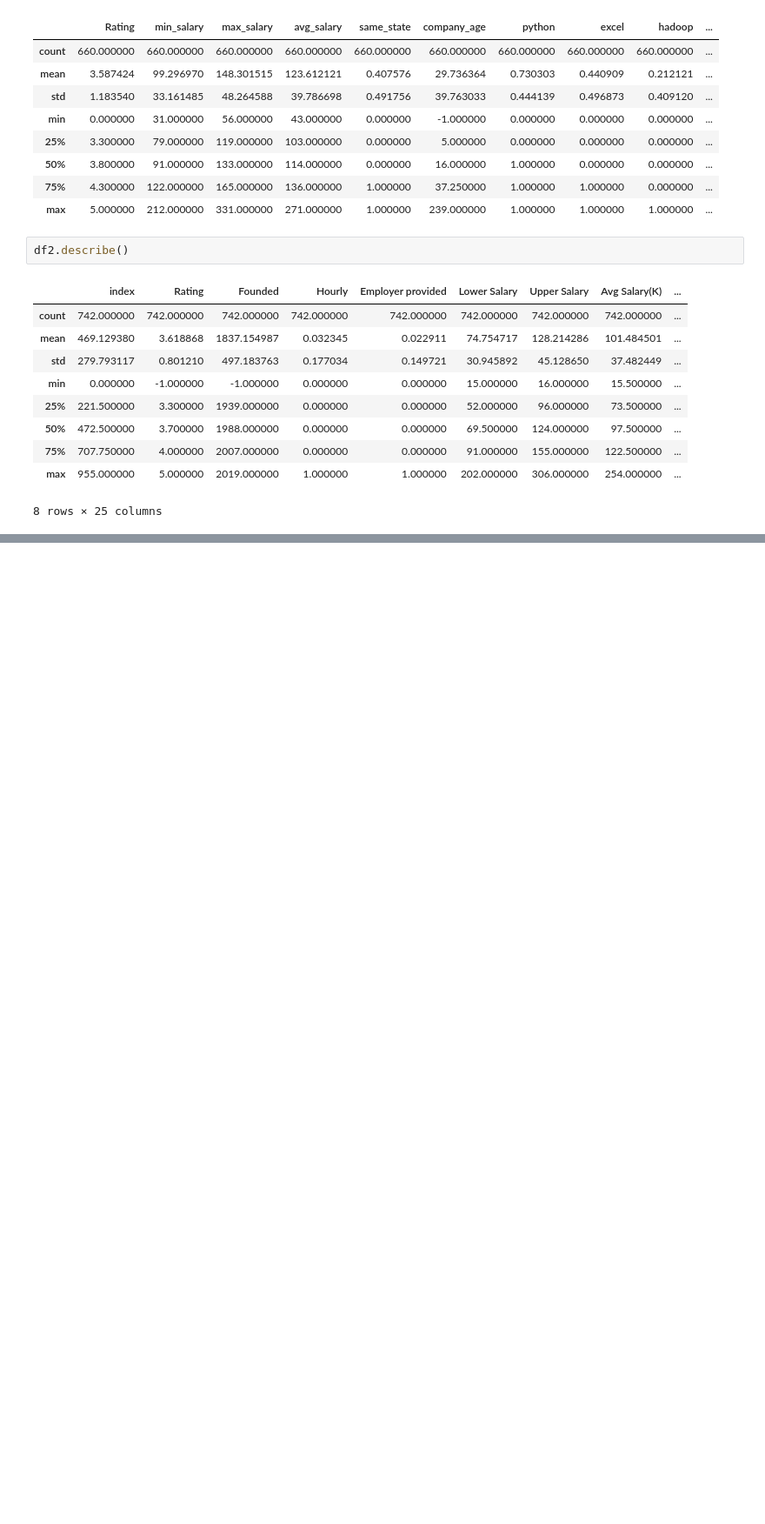
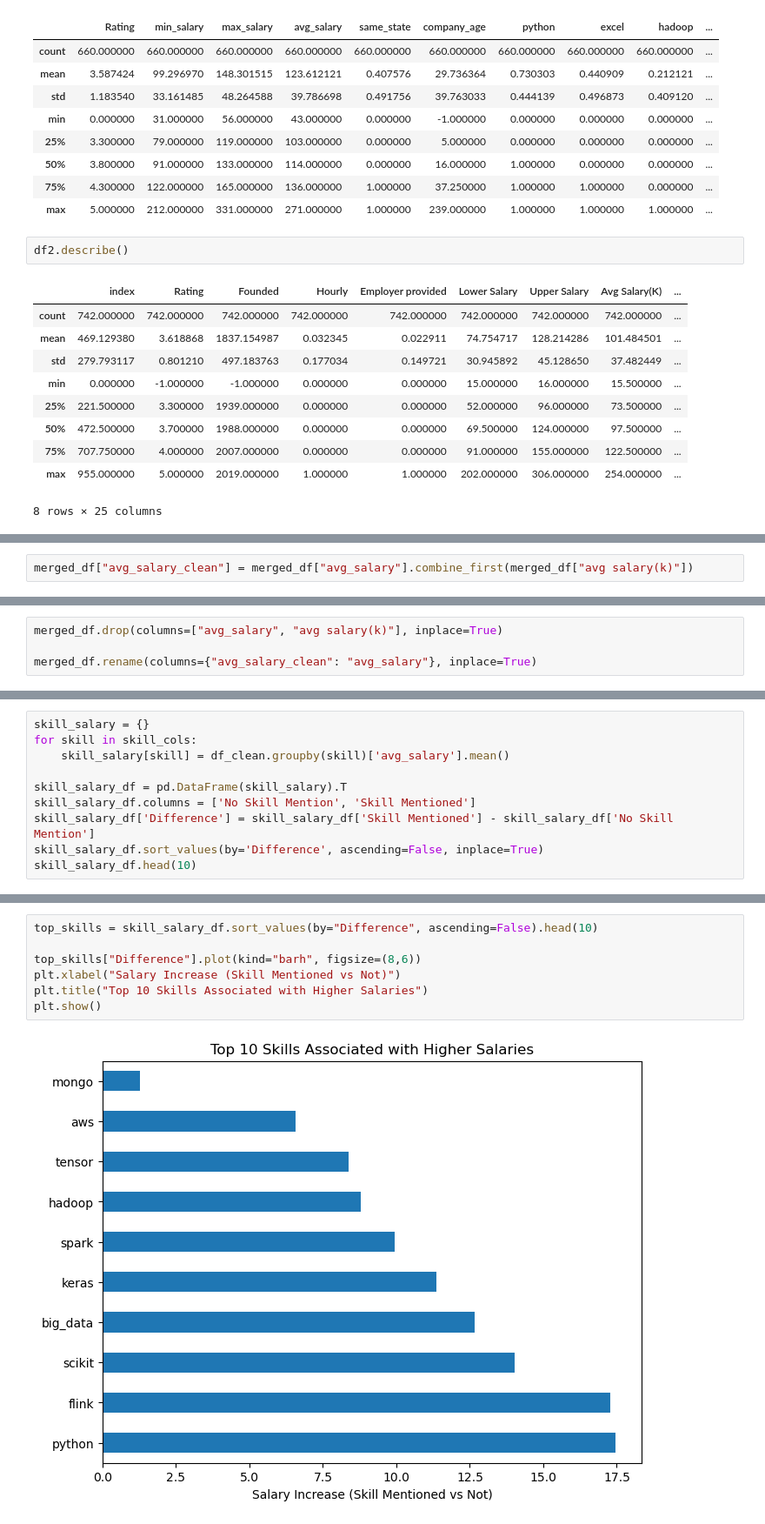
Before and after one commit to nyckienite/TKH-Capstone-Project, a Jupyter notebook: DB-Skills_Demand_Trends/EDA.ipynb, the cells around one changed output, grey strips where cells are left out. Shown at 87% size. Cells and saved outputs as stored; diff of their text form; blank space fills up the shorter version.

```diff
--- a/DB-Skills_Demand_Trends/EDA.ipynb
+++ b/DB-Skills_Demand_Trends/EDA.ipynb
@@ -154,0 +229,2 @@ df2.describe()
+# %%
+merged_df["avg_salary_clean"] = merged_df["avg_salary"].combine_first(merged_df["avg salary(k)"])
@@ -154,0 +240,4 @@ df2.describe()
+# %%
+merged_df.drop(columns=["avg_salary", "avg salary(k)"], inplace=True)
+
+merged_df.rename(columns={"avg_salary_clean": "avg_salary"}, inplace=True)
@@ -154,0 +383,10 @@ df2.describe()
+# %%
+skill_salary = {}
+for skill in skill_cols:
+    skill_salary[skill] = df_clean.groupby(skill)['avg_salary'].mean()
+
+skill_salary_df = pd.DataFrame(skill_salary).T
+skill_salary_df.columns = ['No Skill Mention', 'Skill Mentioned']
+skill_salary_df['Difference'] = skill_salary_df['Skill Mentioned'] - skill_salary_df['No Skill Mention']
+skill_salary_df.sort_values(by='Difference', ascending=False, inplace=True)
+skill_salary_df.head(10)
@@ -154,0 +405,9 @@ df2.describe()
+# %%
+top_skills = skill_salary_df.sort_values(by="Difference", ascending=False).head(10)
+
+top_skills["Difference"].plot(kind="barh", figsize=(8,6))
+plt.xlabel("Salary Increase (Skill Mentioned vs Not)")
+plt.title("Top 10 Skills Associated with Higher Salaries")
+plt.show()
+# %% [output]
+[figure, added]
```
Also changed, not shown: parts of 17 cells of this notebook, 1 other file.
